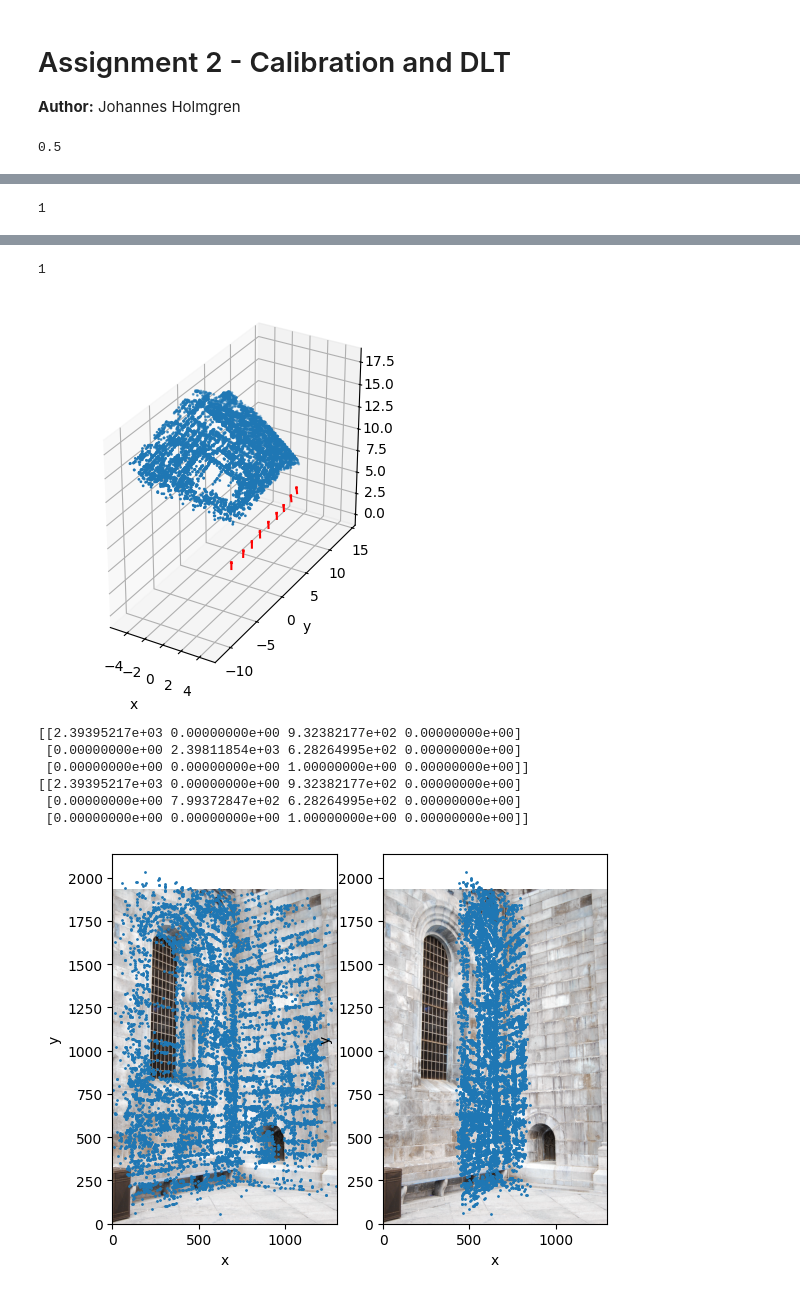
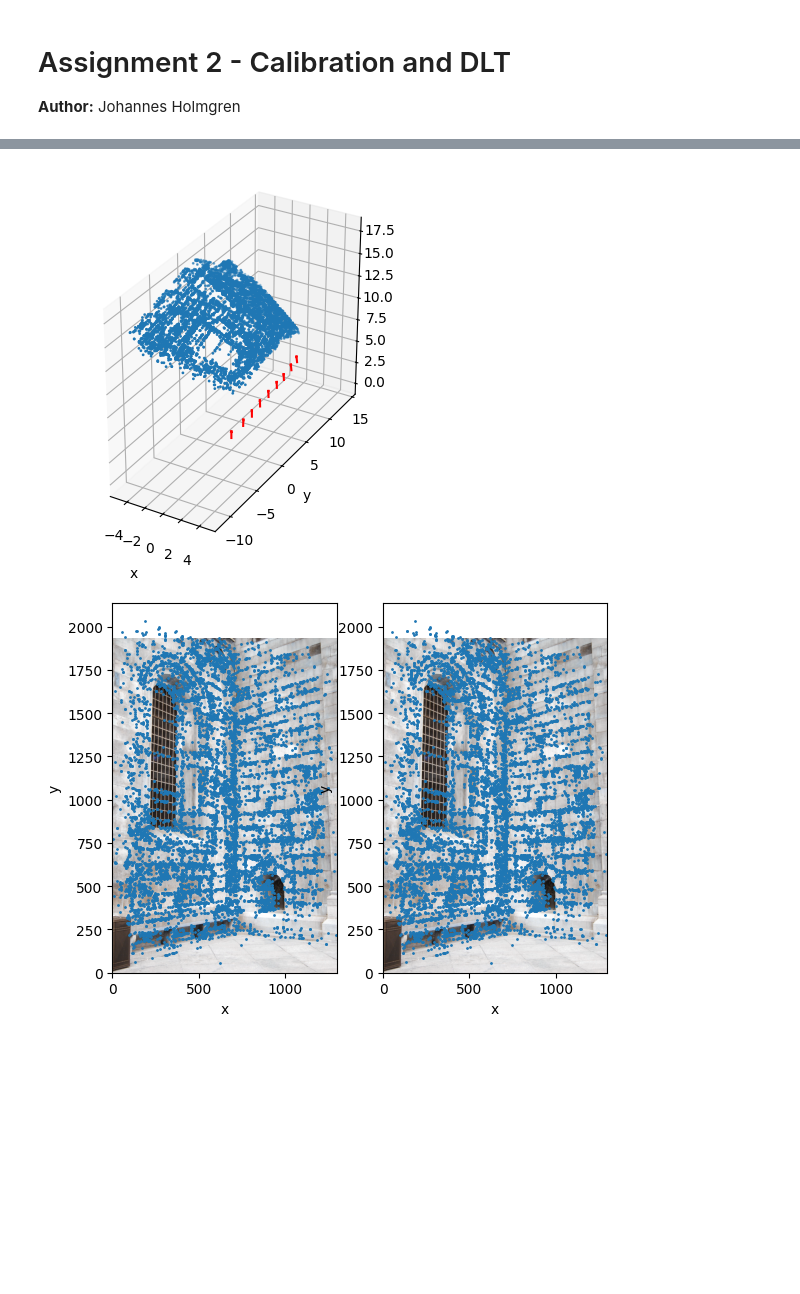
Before and after one commit to JohannesHolmgren/EEN020, a Jupyter notebook: assignment-2/assignment-2.ipynb, the cells around one changed output, grey strips where cells are left out. Drawn from its saved outputs; the diff is of its cells as text; code cells hidden in the pictures; blank space fills up the shorter version.

```diff
--- a/assignment-2/assignment-2.ipynb
+++ b/assignment-2/assignment-2.ipynb
@@ -34,5 +25,15 @@ IMG_PATH = 'data/images/'
 # %%
 # Computer Exercise 1
+
+# ----- Load data -----
+compEx1data = loadmat(MAT_PATH + 'compEx1data.mat')
+x       = compEx1data['x'][0]
+P       = compEx1data['P'][0]
+X       = compEx1data['X']
+imfiles = compEx1data['imfiles']
+# ---------------------
+
+# ----- Define figure -----
 fig = plt.figure()
 ax_3D = fig.add_subplot(111, projection='3d')
 ax_3D.set_aspect('equal')
@@ -123,47 +124,33 @@ plt.show()
 
 # Project new 3D points for T1 and T2 onto the transformed camera P1
 def project_and_plot(ax, P, Xs, image):
     ''' Project Xs onto P and plot in same figure as image
 
     TBD
     '''
     X_norm = utils.pflat(Xs)
     X_proj = np.matmul(P, X_norm)
     X_proj_norm = utils.pflat(X_proj)
     ax.imshow(cv2.flip(image, 0))
     ax.invert_yaxis()
     plotter.plot_points_2D(ax, X_proj_norm, rev=True)
 
 
 fig_2D, axs_2D = plt.subplots(1, 2)
 axs_2D[0].set_aspect('equal')
 axs_2D[1].set_aspect('equal')
 
 # Project points onto each transformed camera
 P_T1_1 = P_T1[CAMERA_INDEX]
 P_T2_1 = P_T2[CAMERA_INDEX]
 
-X_proj_1 = np.matmul(P_T1_1, X)
-X_proj_1_norm = utils.pflat(X_proj_1)
-X_proj_2 = np.matmul(P_T2_1, X)
-X_proj_2_norm = utils.pflat(X_proj_2)
-
-project_and_plot(axs_2D[0], P_T1_1, X, image)
-project_and_plot(axs_2D[1], P_T2_1, X, image)
+project_and_plot(axs_2D[0], P_T1_1, X_T1_norm, image)
+project_and_plot(axs_2D[1], P_T2_1, X_T2_norm, image)
 
 ### Answer to question: T1 seems to do a proper projection onto the image, while the other gives a compacted version
 # %% [output]
-0.5
 [figure]
 [figure]
-1
 [figure]
-1
 [figure]
-[[2.39395217e+03 0.00000000e+00 9.32382177e+02 0.00000000e+00]
- [0.00000000e+00 2.39811854e+03 6.28264995e+02 0.00000000e+00]
- [0.00000000e+00 0.00000000e+00 1.00000000e+00 0.00000000e+00]]
-[[2.39395217e+03 0.00000000e+00 9.32382177e+02 0.00000000e+00]
- [0.00000000e+00 7.99372847e+02 6.28264995e+02 0.00000000e+00]
- [0.00000000e+00 0.00000000e+00 1.00000000e+00 0.00000000e+00]]
-[figure, old version]
+[figure, new version]
```
Also changed, not shown: parts of 5 cells of this notebook, 7 other files.
